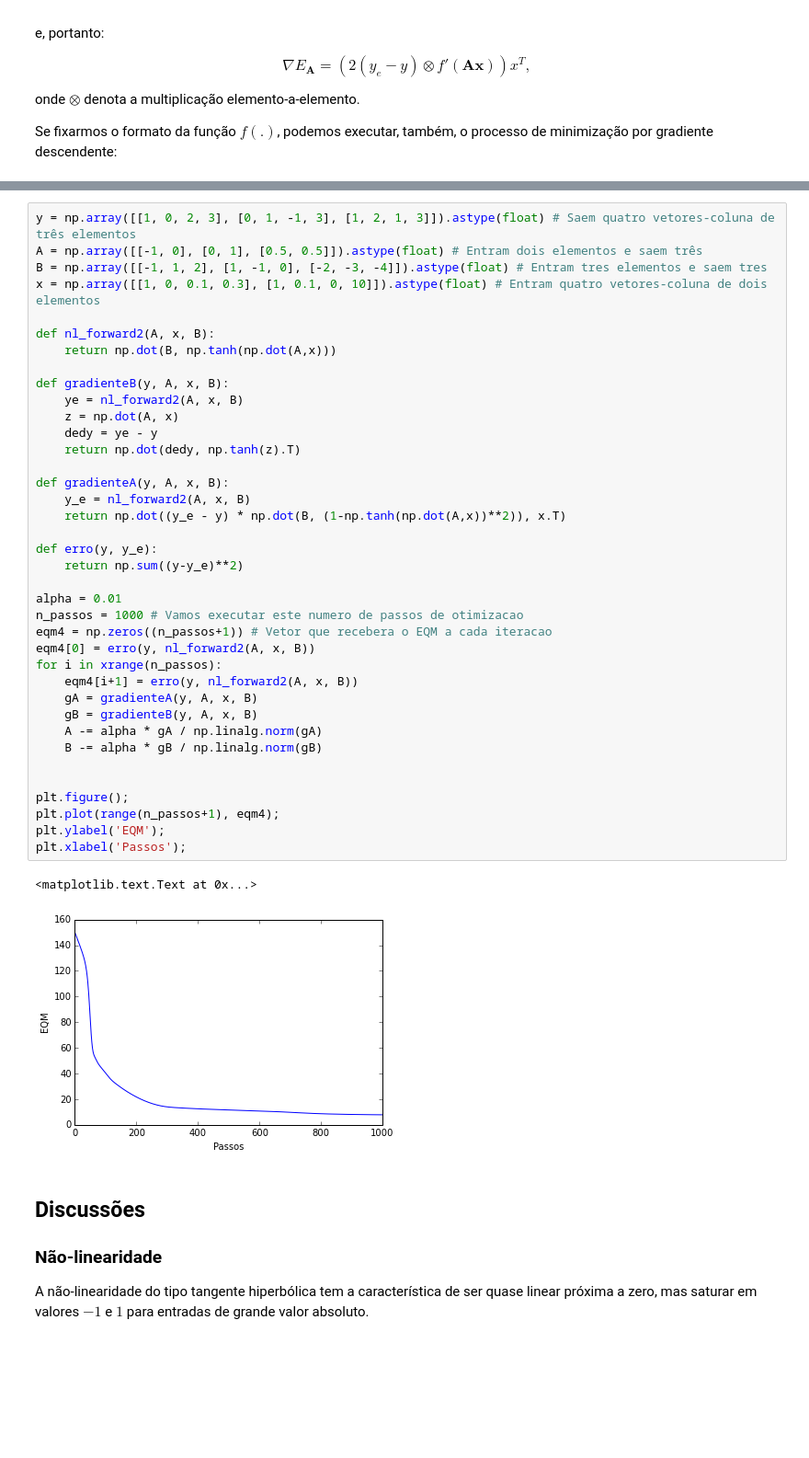
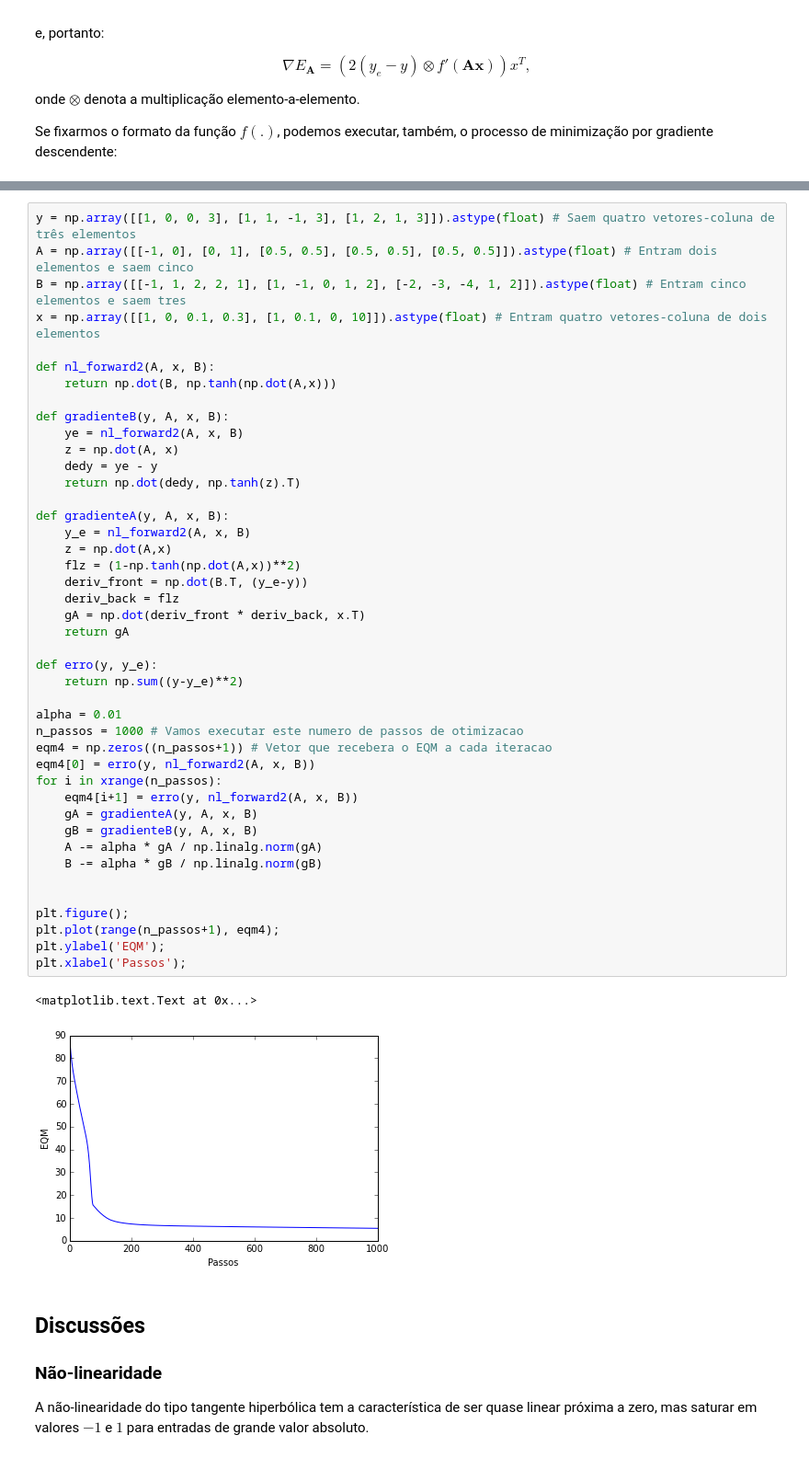
Before and after one commit to rodrigohubner/inteligencia_computacional, a Jupyter notebook: mlp.ipynb, the cells around one changed output, grey strips where cells are left out. Shown: that part at 92% size. Cells and saved outputs as stored; diff of their text form; blank space fills up the shorter version.

```diff
--- a/mlp.ipynb
+++ b/mlp.ipynb
@@ -196,9 +195,9 @@ $$\nabla E_{\boldsymbol B} = \frac{dE}{d \boldsymbol y_e} \frac{d \boldsymbol y_
 = 2(\boldsymbol y_e - \boldsymbol y) f^T(\boldsymbol A \boldsymbol x).
 $$
 # %%
-y = np.array([[1, 0, 2, 3], [0, 1, -1, 3], [1, 2, 1, 3]]).astype(float) # Saem quatro vetores-coluna de três elementos
-A = np.array([[-1, 0], [0, 1], [0.5, 0.5]]).astype(float) # Entram dois elementos e saem três
-B = np.array([[-1, 1, 2], [1, -1, 0], [-2, -3, -4]]).astype(float) # Entram tres elementos e saem tres
+y = np.array([[1, 0, 0, 3], [1, 1, -1, 3], [1, 2, 1, 3]]).astype(float) # Saem quatro vetores-coluna de três elementos
+A = np.array([[-1, 0], [0, 1], [0.5, 0.5], [0.5, 0.5], [0.5, 0.5]]).astype(float) # Entram dois elementos e saem cinco
+B = np.array([[-1, 1, 2, 2, 1], [1, -1, 0, 1, 2], [-2, -3, -4, 1, 2]]).astype(float) # Entram cinco elementos e saem tres
 x = np.array([[1, 0, 0.1, 0.3], [1, 0.1, 0, 10]]).astype(float) # Entram quatro vetores-coluna de dois elementos
 
 def nl_forward2(A, x, B):
@@ -207,35 +206,40 @@ def nl_forward2(A, x, B):
 def gradienteB(y, A, x, B):
     ye = nl_forward2(A, x, B)
     z = np.dot(A, x)
     dedy = ye - y
     return np.dot(dedy, np.tanh(z).T)
 
 def gradienteA(y, A, x, B):
     y_e = nl_forward2(A, x, B)
-    return np.dot((y_e - y) * np.dot(B, (1-np.tanh(np.dot(A,x))**2)), x.T)
+    z = np.dot(A,x)
+    flz = (1-np.tanh(np.dot(A,x))**2)
+    deriv_front = np.dot(B.T, (y_e-y))
+    deriv_back = flz
+    gA = np.dot(deriv_front * deriv_back, x.T)
+    return gA
 
 def erro(y, y_e):
     return np.sum((y-y_e)**2)
 
 alpha = 0.01
 n_passos = 1000 # Vamos executar este numero de passos de otimizacao
 eqm4 = np.zeros((n_passos+1)) # Vetor que recebera o EQM a cada iteracao
 eqm4[0] = erro(y, nl_forward2(A, x, B))
 for i in xrange(n_passos):
     eqm4[i+1] = erro(y, nl_forward2(A, x, B))
     gA = gradienteA(y, A, x, B)
     gB = gradienteB(y, A, x, B)
     A -= alpha * gA / np.linalg.norm(gA)
     B -= alpha * gB / np.linalg.norm(gB)
 
 
 plt.figure();
 plt.plot(range(n_passos+1), eqm4);
 plt.ylabel('EQM');
 plt.xlabel('Passos');
 # %% [output]
 <matplotlib.text.Text at 0x...>
-[figure, old version]
+[figure, new version]
 # %% [markdown]
 ## Discussões
 
```
Also changed, not shown: parts of 5 cells of this notebook.
